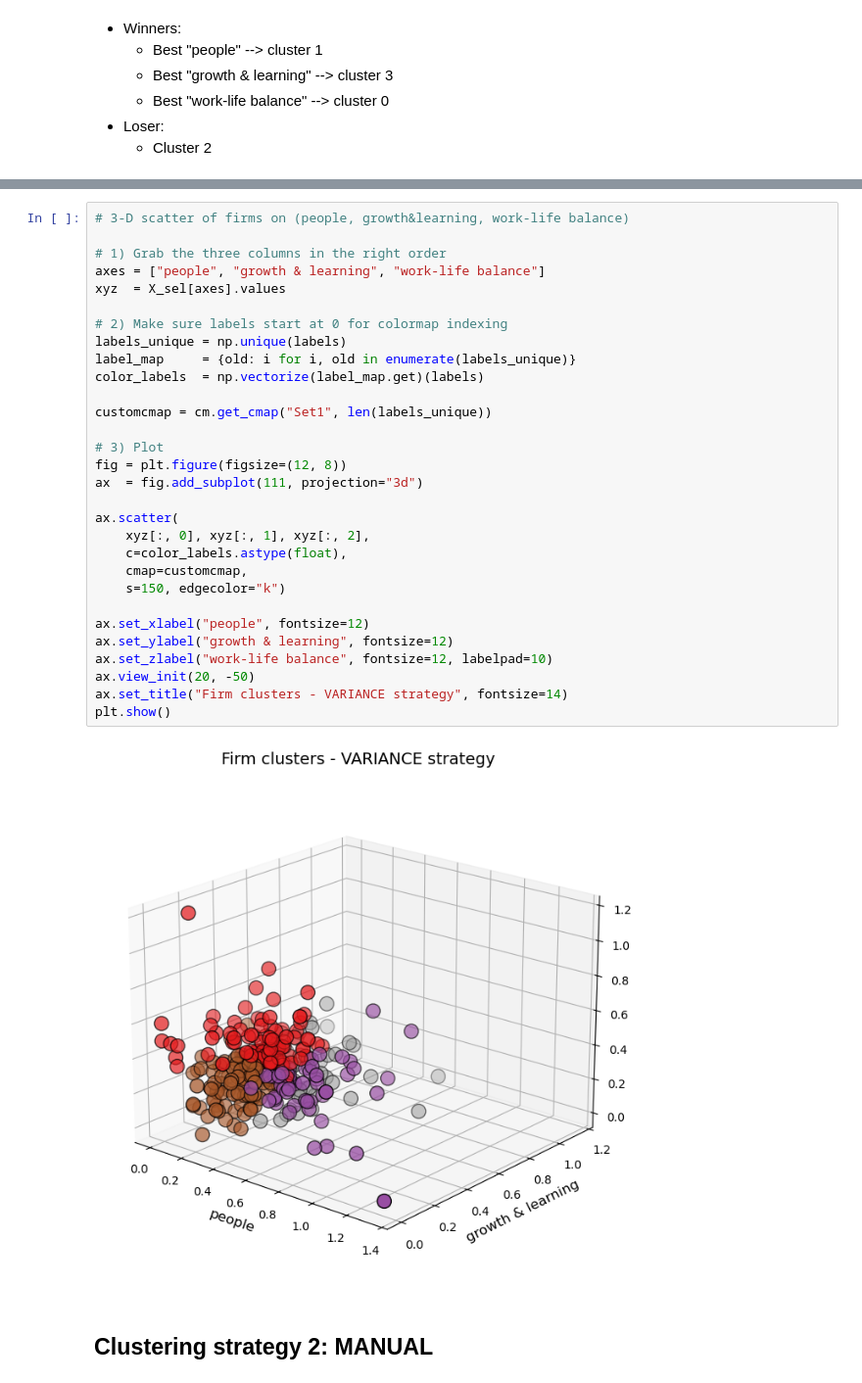
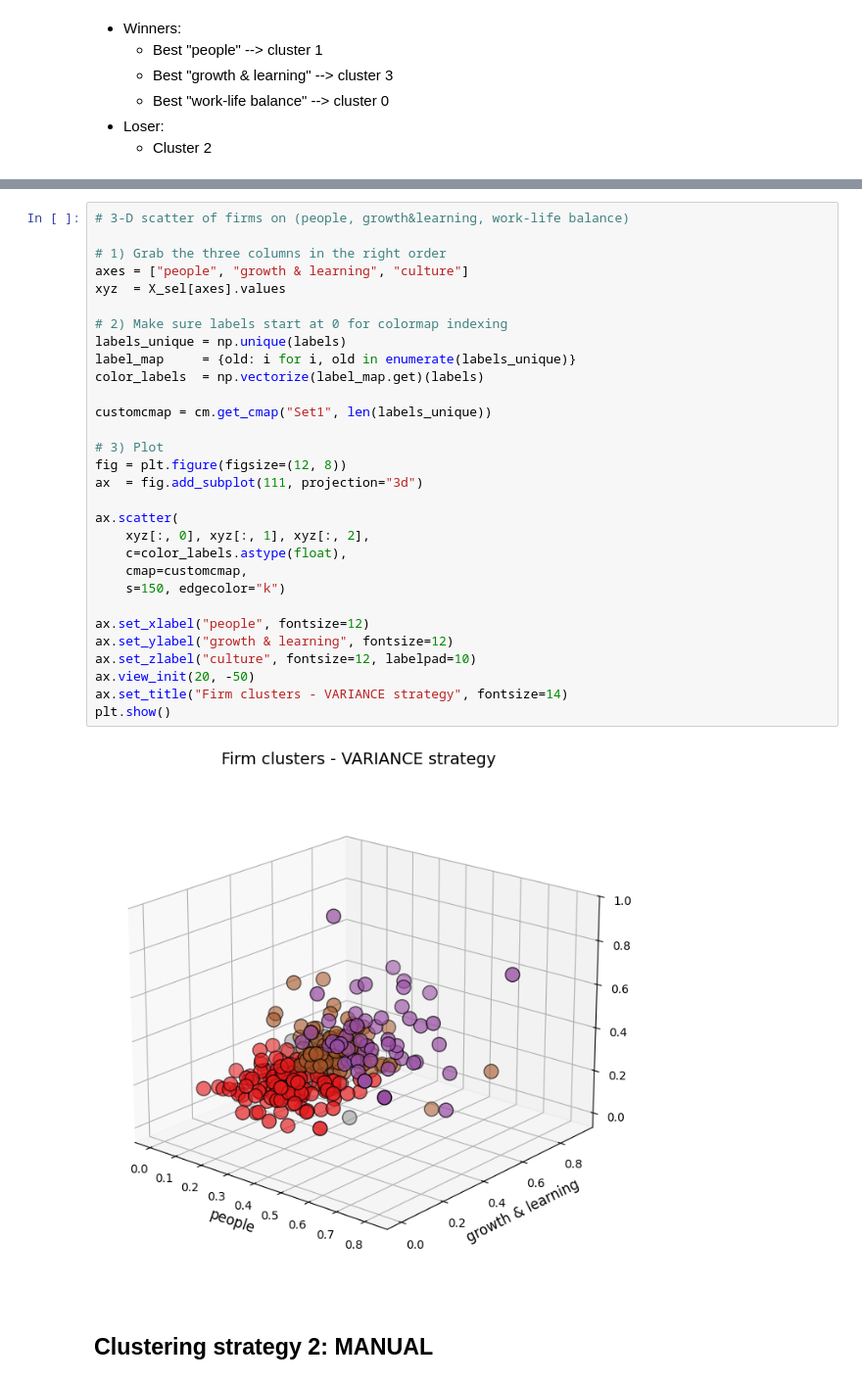
Before and after one commit to javirubio4/glassdoor_reviews, a Jupyter notebook: Clustering.ipynb, the cells around one changed output, grey strips where cells are left out. Shown at 98% size. Cells and saved outputs as stored; diff of their text form.

```diff
--- a/Clustering.ipynb
+++ b/Clustering.ipynb
@@ -290,35 +307,35 @@ AJ Bell, Accenture, American Express, BAT, Barts Health NHS Trust, Bayer, Bullho
 # %%
 # 3‑D scatter of firms on (people, growth&learning, work-life balance)
 
 # 1) Grab the three columns in the right order
-axes = ["people", "growth & learning", "work-life balance"]
+axes = ["people", "growth & learning", "culture"]
 xyz  = X_sel[axes].values
 
 # 2) Make sure labels start at 0 for colormap indexing
 labels_unique = np.unique(labels)
 label_map     = {old: i for i, old in enumerate(labels_unique)}
 color_labels  = np.vectorize(label_map.get)(labels)
 
 customcmap = cm.get_cmap("Set1", len(labels_unique))
 
 # 3) Plot
 fig = plt.figure(figsize=(12, 8))
 ax  = fig.add_subplot(111, projection="3d")
 
 ax.scatter(
     xyz[:, 0], xyz[:, 1], xyz[:, 2],
     c=color_labels.astype(float),
     cmap=customcmap,
     s=150, edgecolor="k")
 
 ax.set_xlabel("people", fontsize=12)
 ax.set_ylabel("growth & learning", fontsize=12)
-ax.set_zlabel("work-life balance", fontsize=12, labelpad=10)
+ax.set_zlabel("culture", fontsize=12, labelpad=10)
 ax.view_init(20, -50)
 ax.set_title("Firm clusters - VARIANCE strategy", fontsize=14)
 plt.show()
 # %% [output]
-[figure, old version]
+[figure, new version]
 # %% [markdown]
 ## Clustering strategy 2: MANUAL
 # %%
```
Also changed, not shown: parts of 23 cells of this notebook.
